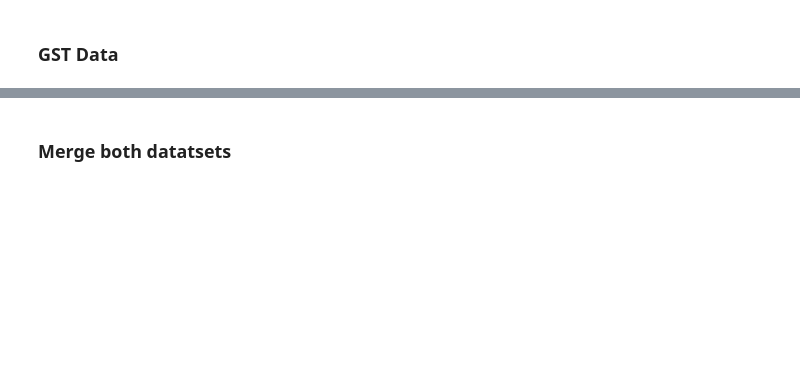
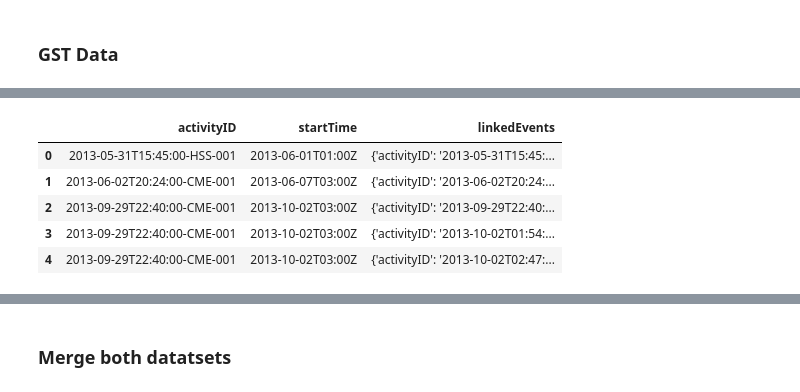
Before and after one commit to Armand57araujo/data-sourcing-challenge, a Jupyter notebook: retrieve_data.ipynb, the cells around one changed output, grey strips where cells are left out. Saved outputs shown, nothing was run; the diff lists cells and outputs as text; code cells hidden in the pictures; blank space fills up the shorter version.

```diff
--- a/retrieve_data.ipynb
+++ b/retrieve_data.ipynb
@@ -215,3 +377,22 @@ gst_df.head()
 # %%
 # Notice that the linkedEvents sometimes contains multiple events per row
 # Use the explode method to ensure that each row is one element. Ensure to reset the index and drop missing values.
+
+# Use explode to ensure each row is one element in the 'linkedEvents' column
+gst_df_exploded = gst_df_cleaned.explode('linkedEvents').reset_index(drop=True)
+
+# Drop rows with missing 'linkedEvents' (if any exist after exploding)
+gst_df_exploded.dropna(subset=['linkedEvents'], inplace=True)
+
+# Reset the index after dropping missing values
+gst_df_exploded.reset_index(drop=True, inplace=True)
+
+# Display the resulting DataFrame
+gst_df_exploded.head()
+# %% [output]
+|  | activityID | startTime | linkedEvents |
+| 0 | 2013-05-31T15:45:00-HSS-001 | 2013-06-01T01:00Z | {'activityID': '2013-05-31T15:45:... |
+| 1 | 2013-06-02T20:24:00-CME-001 | 2013-06-07T03:00Z | {'activityID': '2013-06-02T20:24:... |
+| 2 | 2013-09-29T22:40:00-CME-001 | 2013-10-02T03:00Z | {'activityID': '2013-09-29T22:40:... |
+| 3 | 2013-09-29T22:40:00-CME-001 | 2013-10-02T03:00Z | {'activityID': '2013-10-02T01:54:... |
+| 4 | 2013-09-29T22:40:00-CME-001 | 2013-10-02T03:00Z | {'activityID': '2013-10-02T02:47:... |
```
Also changed, not shown: parts of 30 cells of this notebook.
